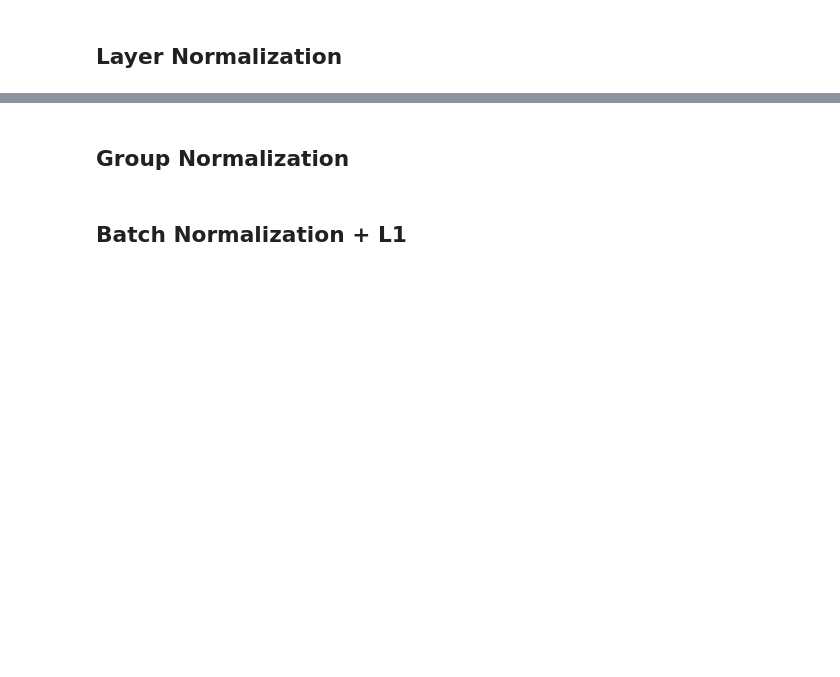
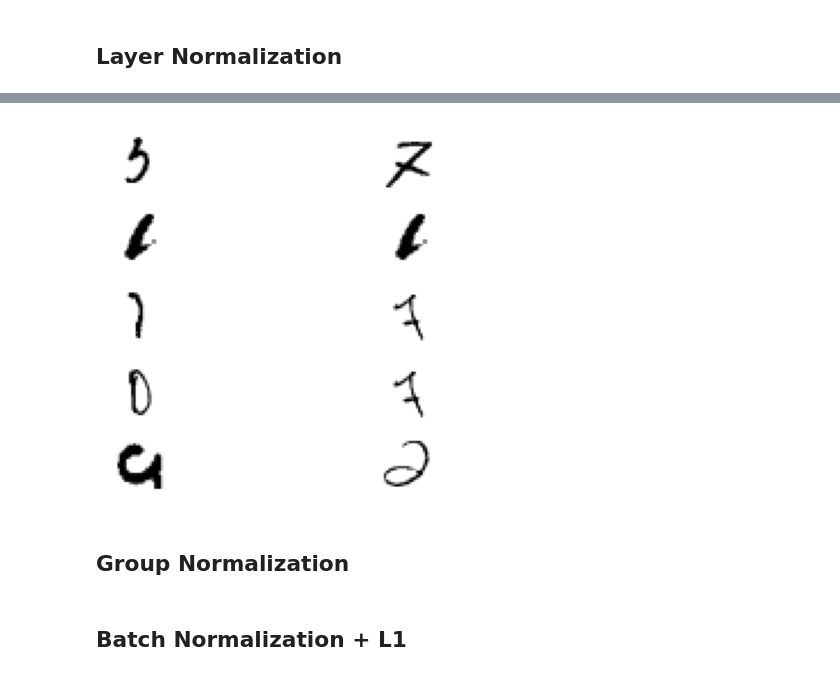
Before and after one commit to rajrathi/NormalizationRegularization, a Jupyter notebook: code.ipynb, the cells around one changed output, grey strips where cells are left out. Drawn from its saved outputs; the diff is of its cells as text; code cells hidden in the pictures; blank space fills up the shorter version.

Commit message:
completed plotting functions for missclassified

```diff
--- a/code.ipynb
+++ b/code.ipynb
@@ -184,3 +213,19 @@ def plot_acc(ln_acc, gn_acc, bn_acc):
+# %%
+def plot_misclassified(misclassified):
+    temp_image = misclassified[0][0]
+    temp_label = misclassified[0][1]
+    temp_pred = misclassified[0][2]
+    for i in range(1, len(misclassified)):
+        temp_image = np.concatenate((temp_image, misclassified[i][0]), axis=0)
+        temp_label = np.concatenate((temp_label, misclassified[i][1]), axis=0)
+        temp_pred = np.concatenate((temp_pred, misclassified[i][2]), axis=0)
+    miss = [temp_image, temp_label, temp_pred]
+
+    fig, axs = plt.subplots(5, 2)
+    for i, index in zip(range(1, 11), [random.randint(0, len(misclassified)) for _ in range(10)]):
+        plt.subplot(5, 2, i)
+        plt.axis("off")
+        plt.imshow(miss[0][index], cmap='gray_r')
 # %% [markdown]
 ## Layer Normalization
 # %%
@@ -200,6 +299,12 @@ for epoch in range(EPOCHS):
 # %%
 ln_loss = test_losses
 ln_acc = test_acc
+# %%
+plot_misclassified(misclassified)
+# misclassified[39][0].shape
+# tuple(zip(range(1, 11), [random.randint(0, len(misclassified)) for _ in range(10)]))
+# %% [output]
+[figure, added]
 # %% [markdown]
 ## Group Normalization
 # %%
```
Also changed, not shown: parts of 11 cells of this notebook.
